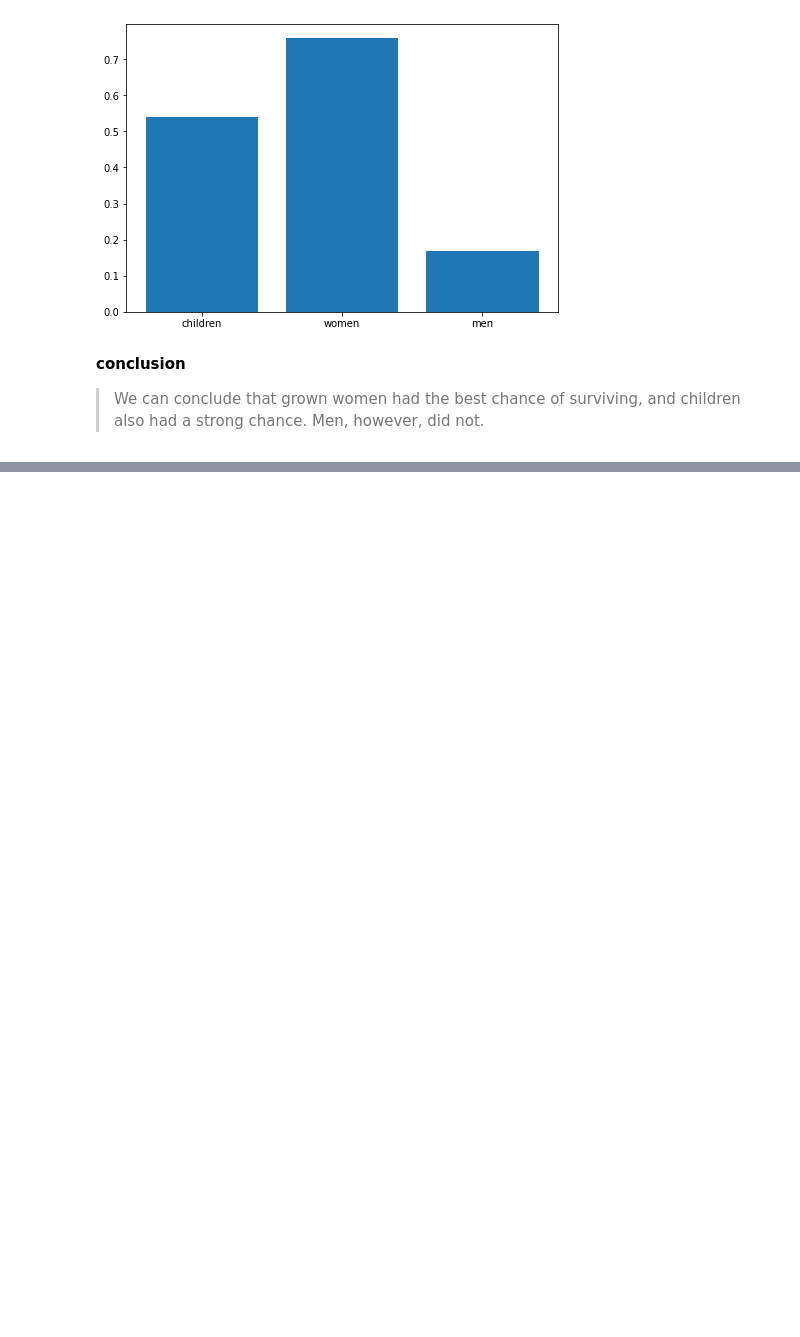
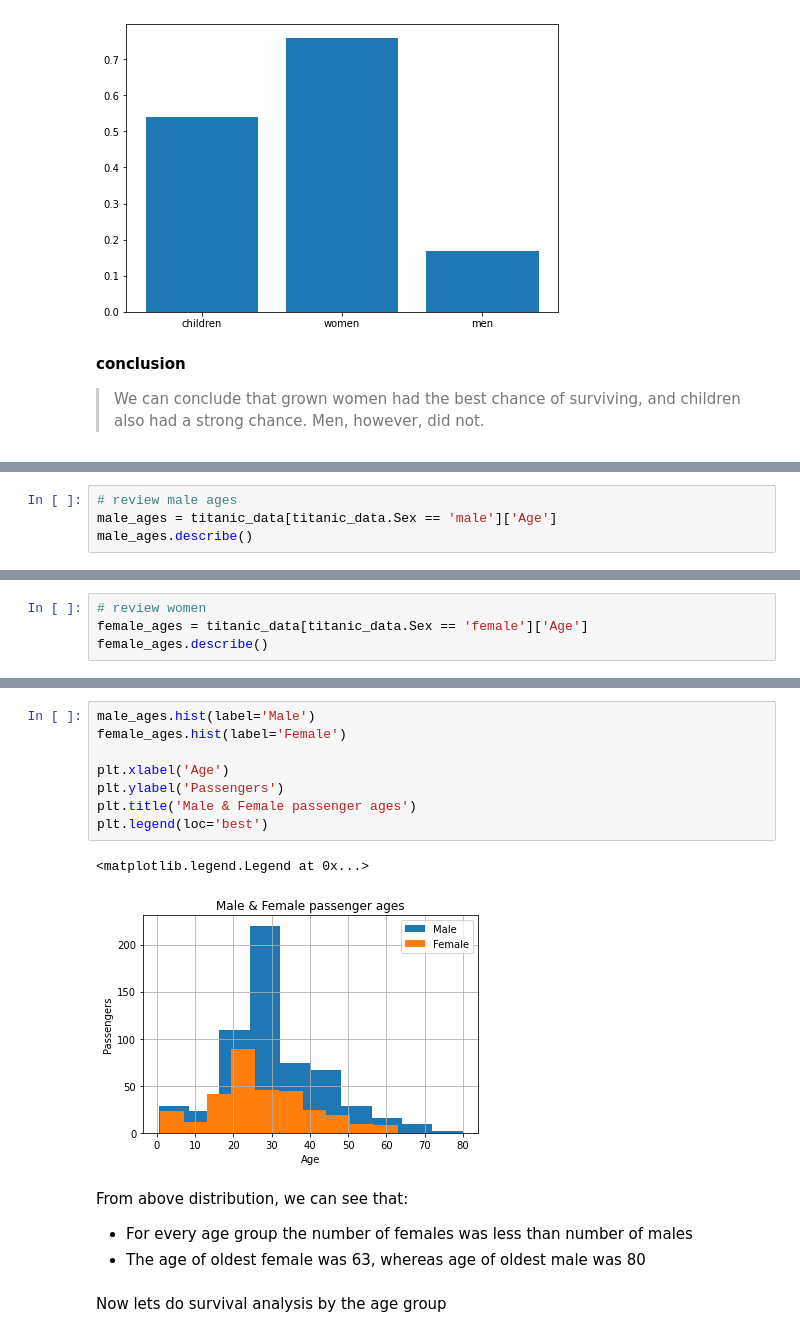
Before and after one commit to Douglous-Sobei/Titanic_Data_anaysis_project, a Jupyter notebook: titanic_data.ipynb, the cells around one changed output, grey strips where cells are left out. Drawn from its saved outputs; the diff is of its cells as text; blank space fills up the shorter version.

```diff
--- a/titanic_data.ipynb
+++ b/titanic_data.ipynb
@@ -300,0 +306,4 @@ plt.show()
+# %%
+# review male ages
+male_ages = titanic_data[titanic_data.Sex == 'male']['Age']
+male_ages.describe()
@@ -300,0 +320,4 @@ plt.show()
+# %%
+# review women
+female_ages = titanic_data[titanic_data.Sex == 'female']['Age']
+female_ages.describe()
@@ -300,0 +334,18 @@ plt.show()
+# %%
+male_ages.hist(label='Male')
+female_ages.hist(label='Female')
+
+plt.xlabel('Age')
+plt.ylabel('Passengers')
+plt.title('Male & Female passenger ages')
+plt.legend(loc='best')
+# %% [output]
+<matplotlib.legend.Legend at 0x...>
+[figure, added]
+# %% [markdown]
+From above distribution, we can see that:
+
+- For every age group the number of females was less than number of males
+- The age of oldest female was 63, whereas age of oldest male was 80
+# %% [markdown]
+Now lets do survival analysis by the age group
```
Also changed, not shown: parts of 15 cells of this notebook.
